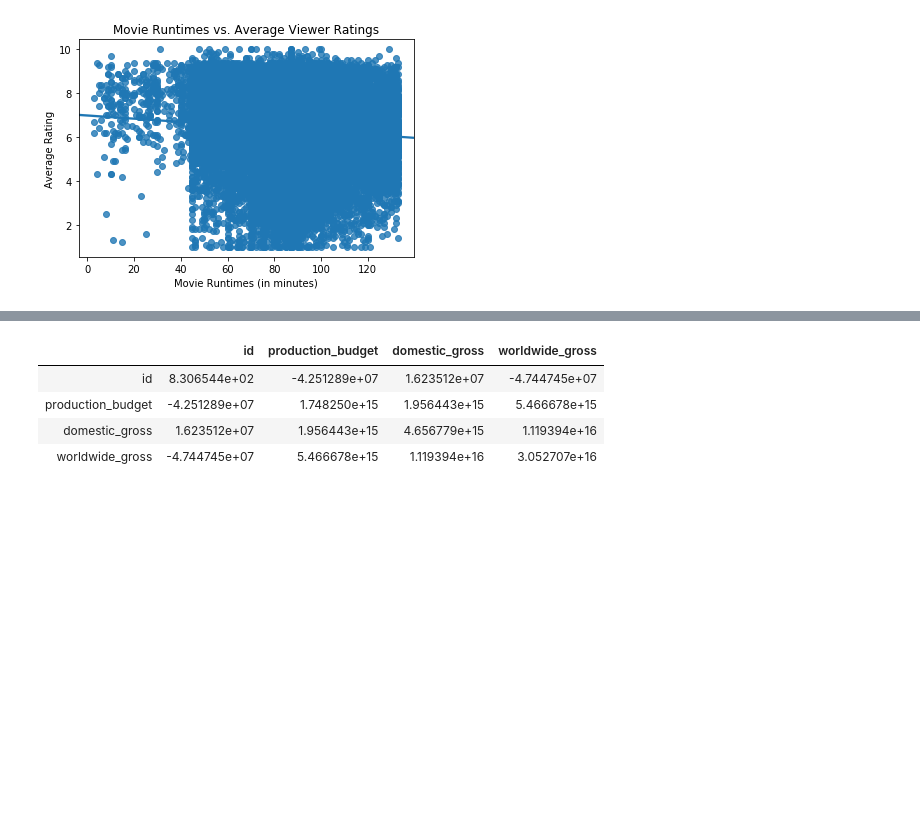
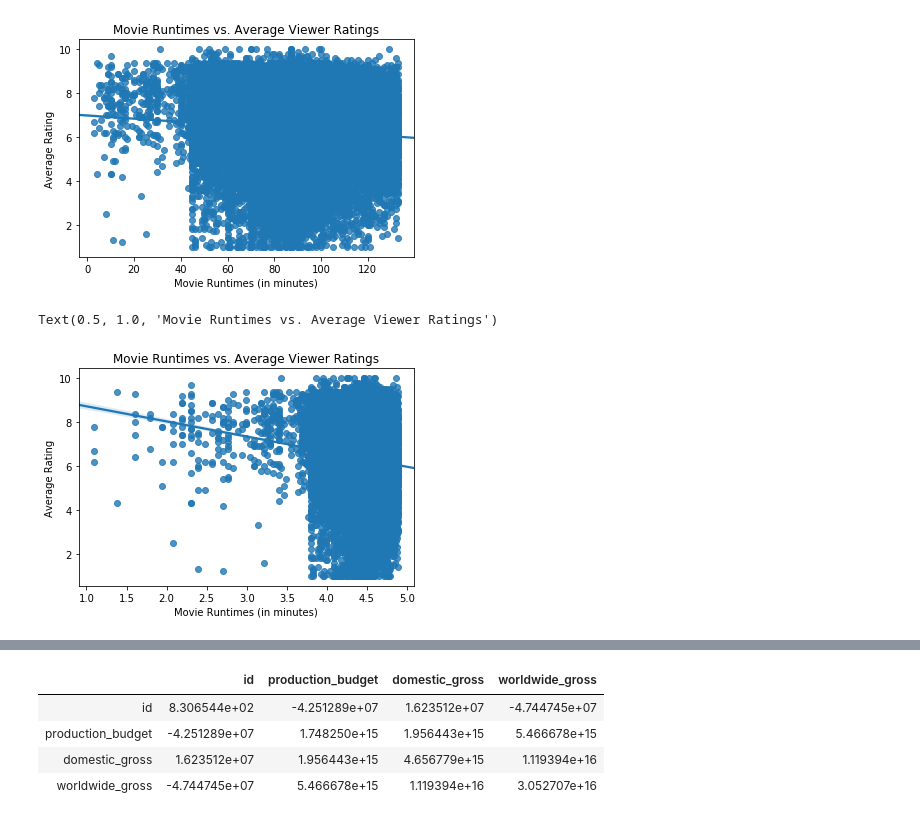
Before and after one commit to EricaSG/dsc-mod-1-project-v2-1-onl01-dtsc-ft-041320, a Jupyter notebook: student.ipynb, the cells around one changed output, grey strips where cells are left out. Cells and saved outputs as stored; diff of their text form; code cells hidden in the pictures; blank space fills up the shorter version.

```diff
--- a/student.ipynb
+++ b/student.ipynb
@@ -667,3 +667,8 @@ imdb_ratings_basics_df.describe()
 | 50% | 2014.000000 | 90.000000 | 6.500000 | 4.900000e+01 |
 | 75% | 2016.000000 | 101.000000 | 7.400000 | 2.820000e+02 |
 | max | 2019.000000 | 51420.000000 | 10.000000 | 1.841066e+06 |
+# %%
+#Treat Ouliers using Log Transformation Method
+imdb_ratings_basics_df["time"] = imdb_ratings_basics_df["runtime_minutes"].map(lambda i: np.log(i) if i > 0 else 0) #Change coulm name to 'time', do log transformation on runtime_minutes
+print(imdb_ratings_basics_df['runtime_minutes'].skew())
+print(imdb_ratings_basics_df['time'].skew()) #the change in skewness confirms that the distributiion has been treated for extreme values
@@ -752,3 +755,12 @@ plt.title('Movie Runtimes vs. Average Viewer Ratings')
 # %% [output]
 Text(0.5, 1.0, 'Movie Runtimes vs. Average Viewer Ratings')
 [figure]
+# %%
+#Treat Outliers with Log Transformation
+sns.regplot(x= 'time', y= 'averagerating', data= imdb_ratings_basics_df)
+plt.xlabel('Movie Runtimes (in minutes)')
+plt.ylabel('Average Rating')
+plt.title('Movie Runtimes vs. Average Viewer Ratings')
+# %% [output]
+Text(0.5, 1.0, 'Movie Runtimes vs. Average Viewer Ratings')
+[figure, added]
```
Also changed, not shown: parts of 10 cells of this notebook.
